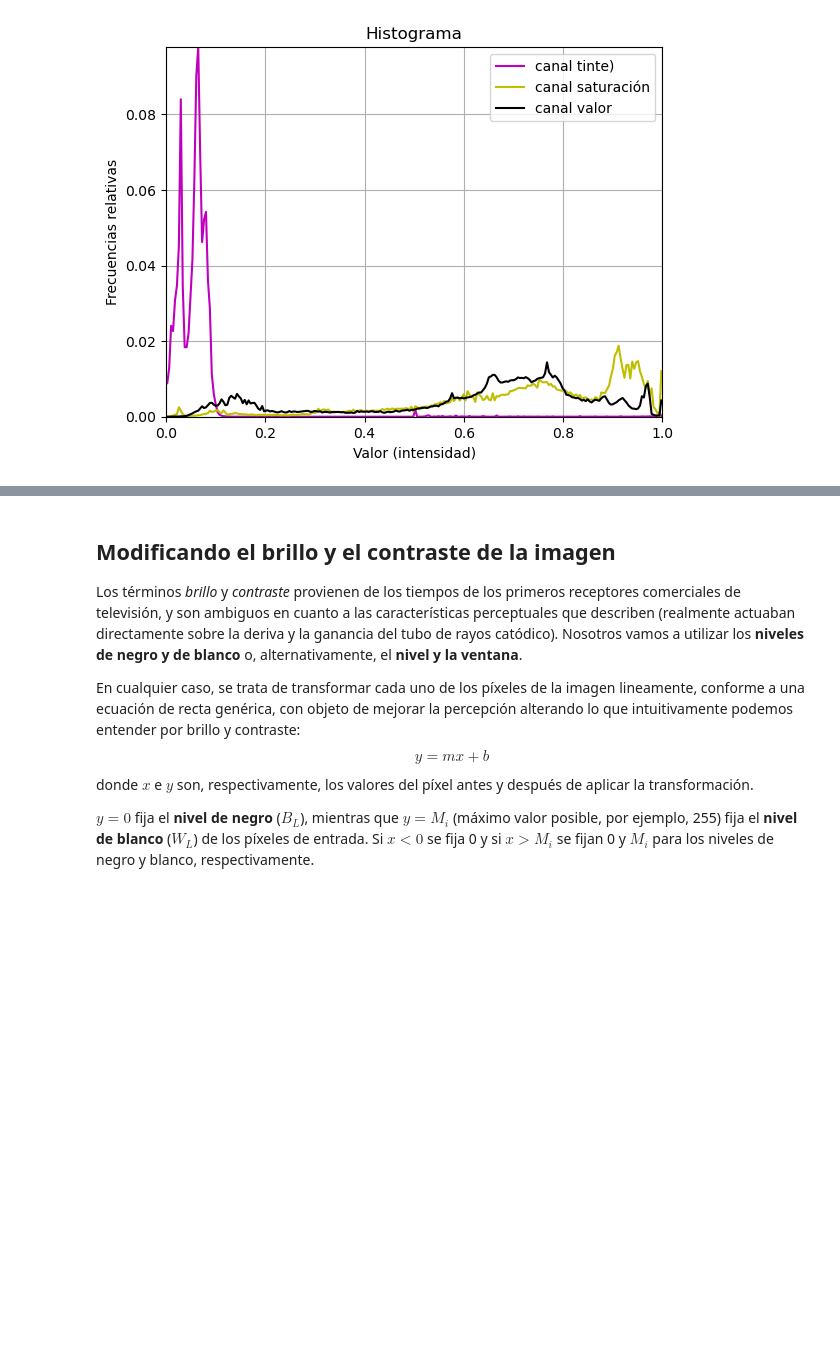
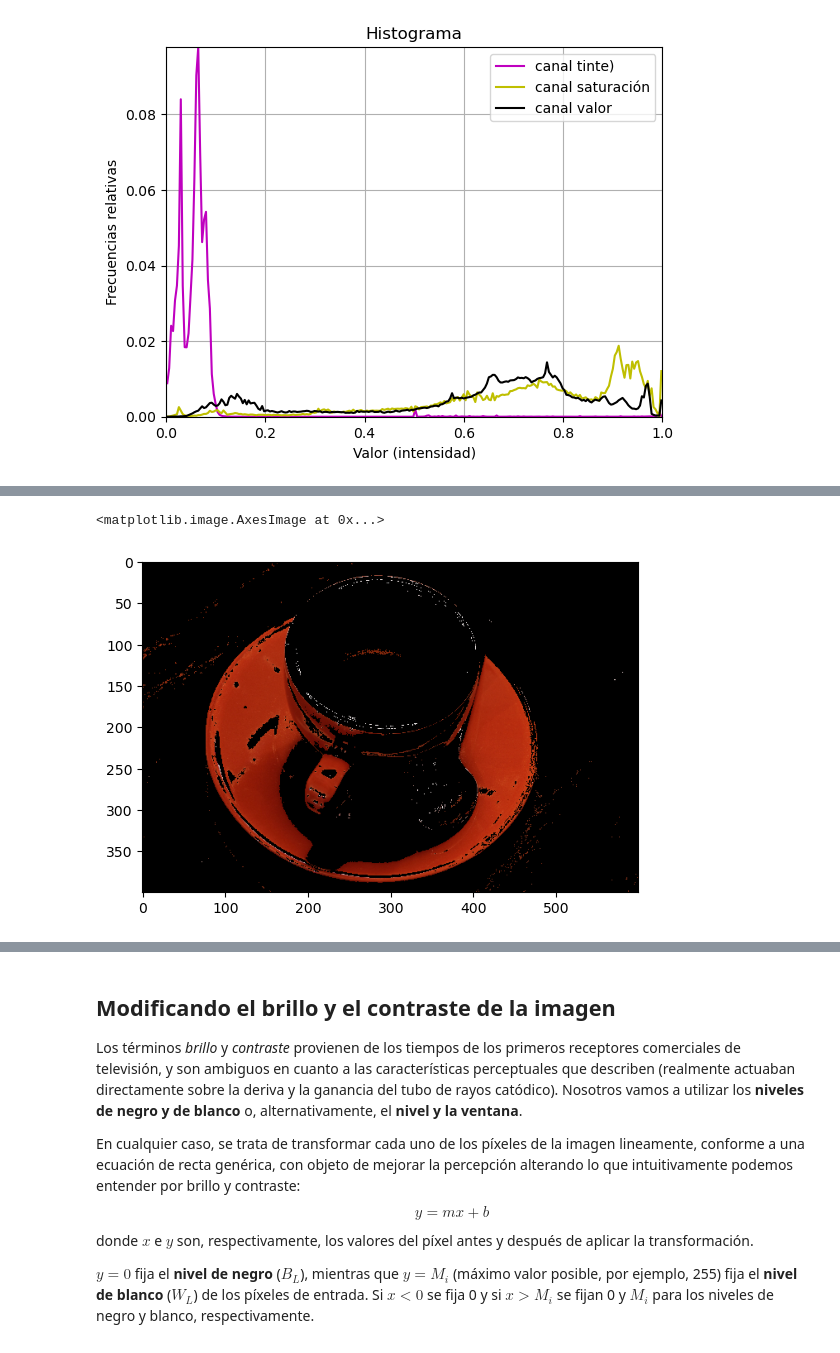
Before and after one commit to DaniMuPi/mi_repositorio, a Jupyter notebook: OperadoresPuntuales.ipynb, the cells around one changed output, grey strips where cells are left out. Saved outputs shown, nothing was run; the diff lists cells and outputs as text; code cells hidden in the pictures; blank space fills up the shorter version.

```diff
--- a/OperadoresPuntuales.ipynb
+++ b/OperadoresPuntuales.ipynb
@@ -203,0 +204,7 @@ plt.imshow(img_rgb3);
+# %%
+mask4= mask5[..., np.newaxis]
+mask_multichannel = np.concatenate((mask4,mask4,mask4), axis=2)
+plt.imshow(np.multiply(mask_multichannel,img_RGB))
+# %% [output]
+<matplotlib.image.AxesImage at 0x...>
+[figure, added]
```
Also changed, not shown: parts of 5 cells of this notebook, 2 other files.
